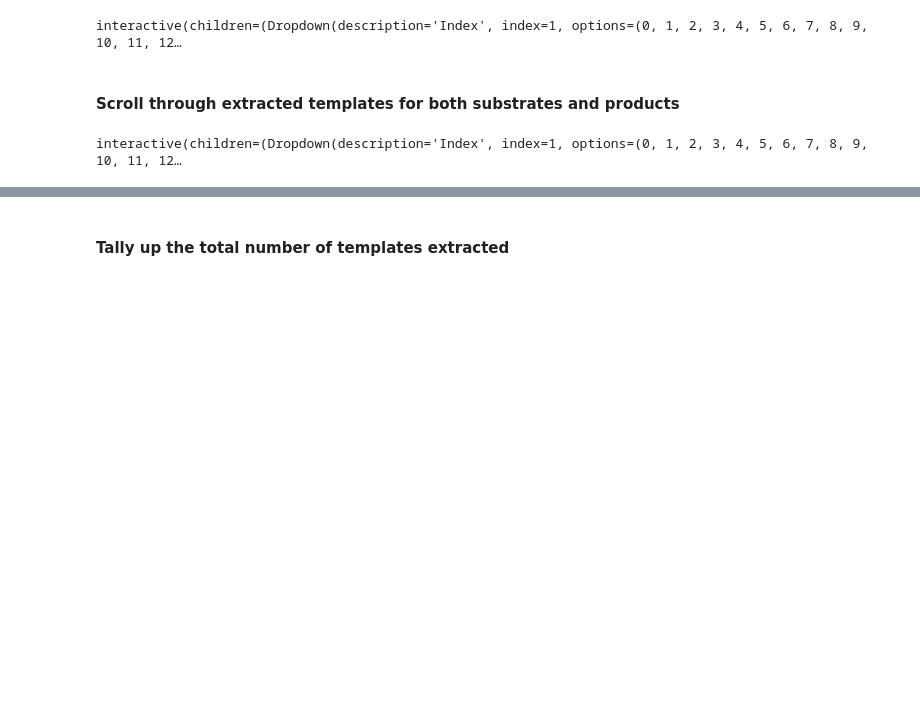
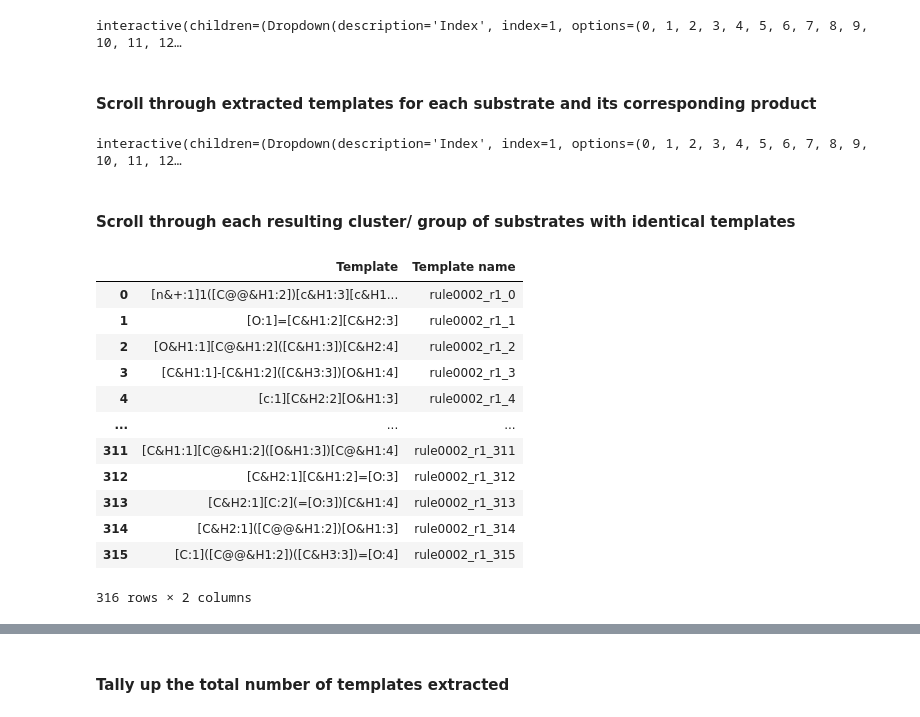
Before and after one commit to yashchainani21/RxnTools, a Jupyter notebook: notebooks/nb_04 - extract mono substrate run templates pt2.ipynb, the cells around one changed output, grey strips where cells are left out. Cells and saved outputs as stored; diff of their text form; code cells hidden in the pictures; blank space fills up the shorter version.

```diff
--- a/notebooks/nb_04 - extract mono substrate run templates pt2.ipynb
+++ b/notebooks/nb_04 - extract mono substrate run templates pt2.ipynb
@@ -155,7 +156,7 @@ display(interactive_plot)
 # %% [output]
 interactive(children=(Dropdown(description='Index', index=1, options=(0, 1, 2, 3, 4, 5, 6, 7, 8, 9, 10, 11, 12…
 # %% [markdown]
-#### Scroll through extracted templates for both substrates and products
+#### Scroll through extracted templates for each substrate and its corresponding product
 # %%
 list_length = len(list(query_rxns_frm_BRENDA))
 
@@ -237,3 +238,5 @@ interactive_plot = widgets.interactive(
 display(interactive_plot)
 # %% [output]
 interactive(children=(Dropdown(description='Index', index=1, options=(0, 1, 2, 3, 4, 5, 6, 7, 8, 9, 10, 11, 12…
+# %% [markdown]
+#### Scroll through each resulting cluster/ group of substrates with identical templates
@@ -239,0 +297,16 @@ interactive(children=(Dropdown(description='Index', index=1, options=(0, 1, 2, 3
+# %%
+template_names_df
+# %% [output]
+|  | Template | Template name |
+| 0 | [n&+:1]1([C@@&H1:2])[c&H1:3][c&H1... | rule0002_r1_0 |
+| 1 | [O:1]=[C&H1:2][C&H2:3] | rule0002_r1_1 |
+| 2 | [O&H1:1][C@&H1:2]([C&H1:3])[C&H2:4] | rule0002_r1_2 |
+| 3 | [C&H1:1]-[C&H1:2]([C&H3:3])[O&H1:4] | rule0002_r1_3 |
+| 4 | [c:1][C&H2:2][O&H1:3] | rule0002_r1_4 |
+| ... | ... | ... |
+| 311 | [C&H1:1][C@&H1:2]([O&H1:3])[C@&H1:4] | rule0002_r1_311 |
+| 312 | [C&H2:1][C&H1:2]=[O:3] | rule0002_r1_312 |
+| 313 | [C&H2:1][C:2](=[O:3])[C&H1:4] | rule0002_r1_313 |
+| 314 | [C&H2:1]([C@@&H1:2])[O&H1:3] | rule0002_r1_314 |
+| 315 | [C:1]([C@@&H1:2])([C&H3:3])=[O:4] | rule0002_r1_315 |
+316 rows × 2 columns
```
Also changed, not shown: parts of 10 cells of this notebook.
